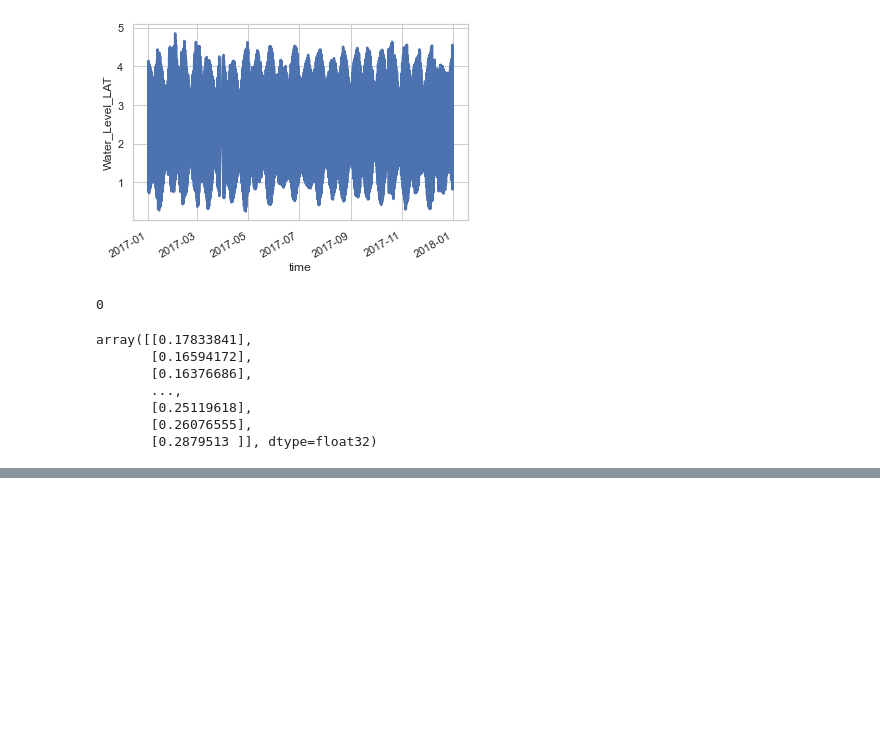
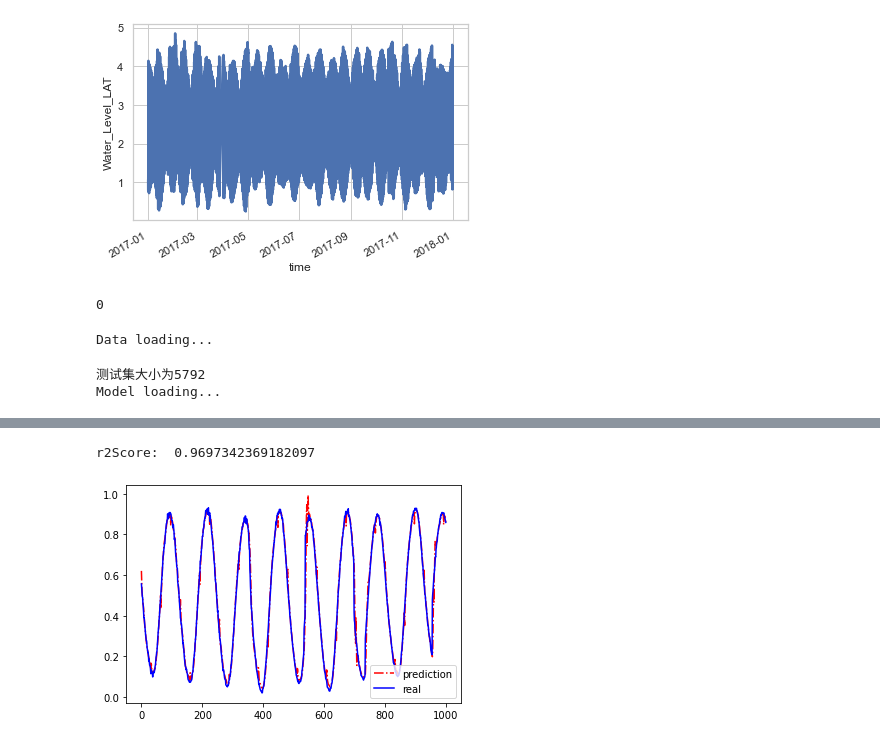
Before and after one commit to suye0620/TidalPrediction, a Jupyter notebook: run.ipynb, the cells around one changed output, grey strips where cells are left out. Drawn from its saved outputs; the diff is of its cells as text; code cells hidden in the pictures; blank space fills up the shorter version.

```diff
--- a/run.ipynb
+++ b/run.ipynb
@@ -35,10 +31,49 @@ dataTest = mydataReader("./dataProcessed/IrishNationalTideGaugeNetwork_Ballycott
-# %%
-dataTest
-# %% [output]
-array([[0.17833841],
-       [0.16594172],
-       [0.16376686],
-       ...,
-       [0.25119618],
-       [0.26076555],
-       [0.2879513 ]], dtype=float32)
+# %%
+import torch
+from torch.utils.data import DataLoader
+
+from config import Config
+
+from utils.dataTools import *
+from utils.models import lstm_reg
+from utils.trainer import train,evaluate
+
+if __name__ == '__main__':
+    config = Config()
+
+    print("Data loading...")
+    # 序列数据
+    dataset = mydataReader("./dataProcessed/testData.csv")
+
+    # 创建X/Y
+    # 划分训练集和测试集，70% 作为训练集
+    (train_X ,train_Y ),(test_X ,test_Y )= dataset.split(lookback=10,trainSet_ratio=0.7)
+
+    # 创建Pytorch使用的dataset
+    trainSet = custom_dataset(train_X,train_Y,lookback=10)
+    testSet = custom_dataset(test_X,test_Y,lookback=10)
+
+    train_loader = DataLoader(trainSet, batch_size = config.batch_size,
+                              shuffle=False, pin_memory=True, num_workers=4, drop_last=True)
+    test_loader = DataLoader(testSet, batch_size = config.batch_size,
+                            shuffle=False, pin_memory=True, num_workers=4, drop_last=False)
+
+    print("Model loading...")
+    model = lstm_reg(10,12).to(config.device)
+    criterion = torch.nn.MSELoss()
+    optimizer = torch.optim.AdamW(model.parameters(),
+                                 lr=config.learning_rate, weight_decay=config.weight_decay)
+
+    print("Training...")
+    model = train(model,
+                  loader=train_loader,
+                  criterion=criterion,
+                  optimizer=optimizer,
+                  config=config)
+
+    print("Testing...", round(len(testSet)/config.batch_size))
+    evaluate(model, test_loader, config)
+# %% [output]
+Data loading...
+测试集大小为5792
+Model loading...
@@ -44,0 +97,2 @@ array([[0.17833841],
+r2Score:  0.9697342369182097
+[figure, added]
```
Also changed, not shown: parts of 3 cells of this notebook, 11 other files.
